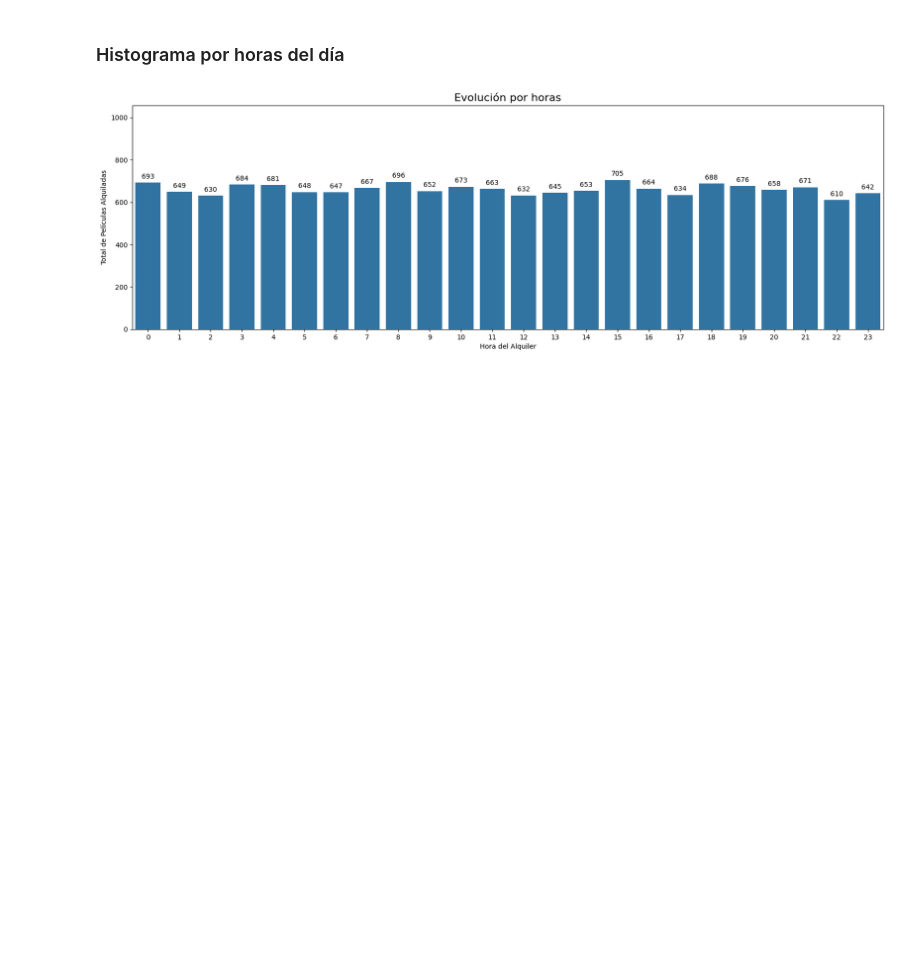
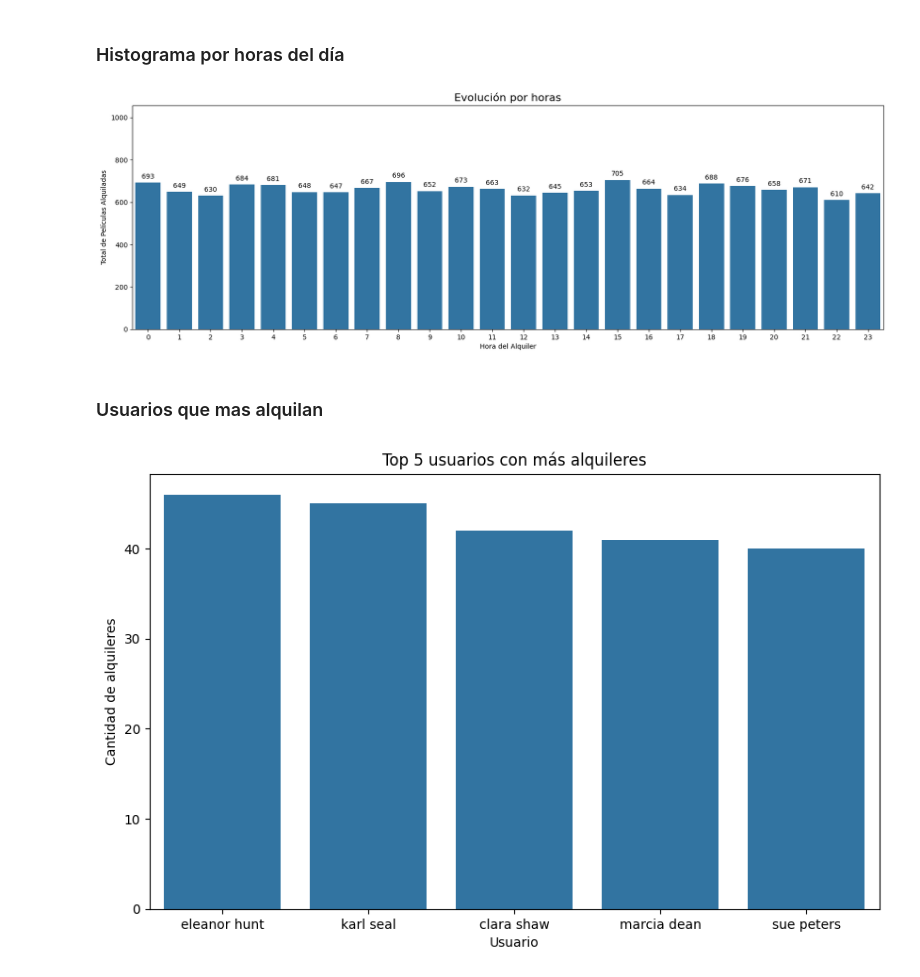
Before and after one commit to Bootcamp-DA-P2/Data-Automation-MySQL-Python-Excel-Grupo-4, a Jupyter notebook: notebooks/notebook.ipynb, the cells around one changed output. Drawn from its saved outputs; the diff is of its cells as text; code cells hidden in the pictures; blank space fills up the shorter version.

```diff
--- a/notebooks/notebook.ipynb
+++ b/notebooks/notebook.ipynb
@@ -371,3 +371,16 @@ for p in ax.patches:
 plt.show()
 # %% [output]
 [figure]
+# %% [markdown]
+### Usuarios que mas alquilan
+# %%
+df_top_5_user = df['full_name'].value_counts().head(5)
+
+plt.figure(figsize=(10, 6))
+sns.barplot(x=df_top_5_user.index, y=df_top_5_user.values)
+plt.xlabel('Usuario')
+plt.ylabel('Cantidad de alquileres')
+plt.title('Top 5 usuarios con más alquileres')
+plt.show()
+# %% [output]
+[figure, added]
```
